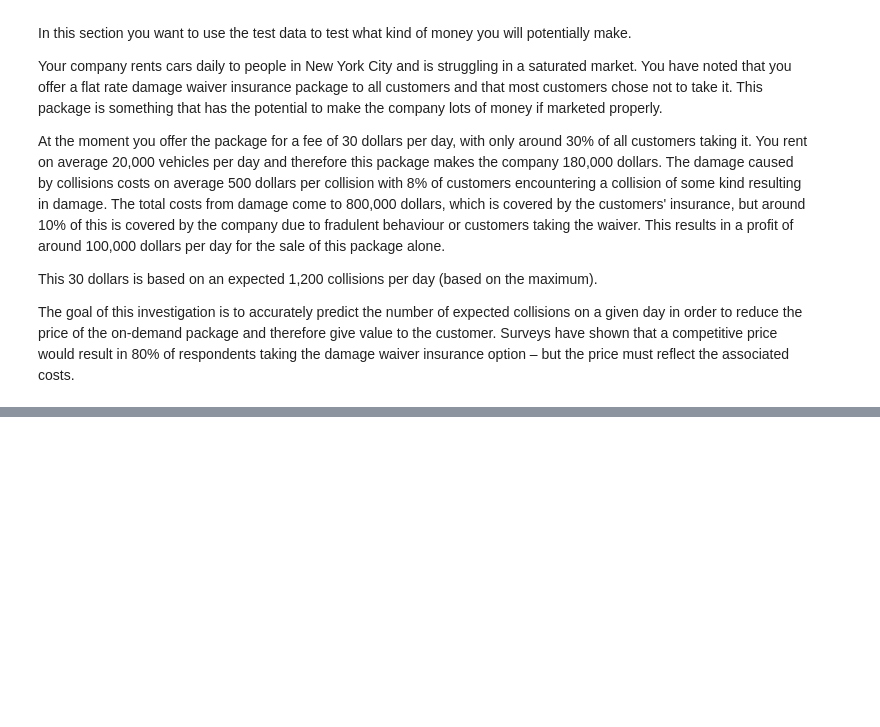
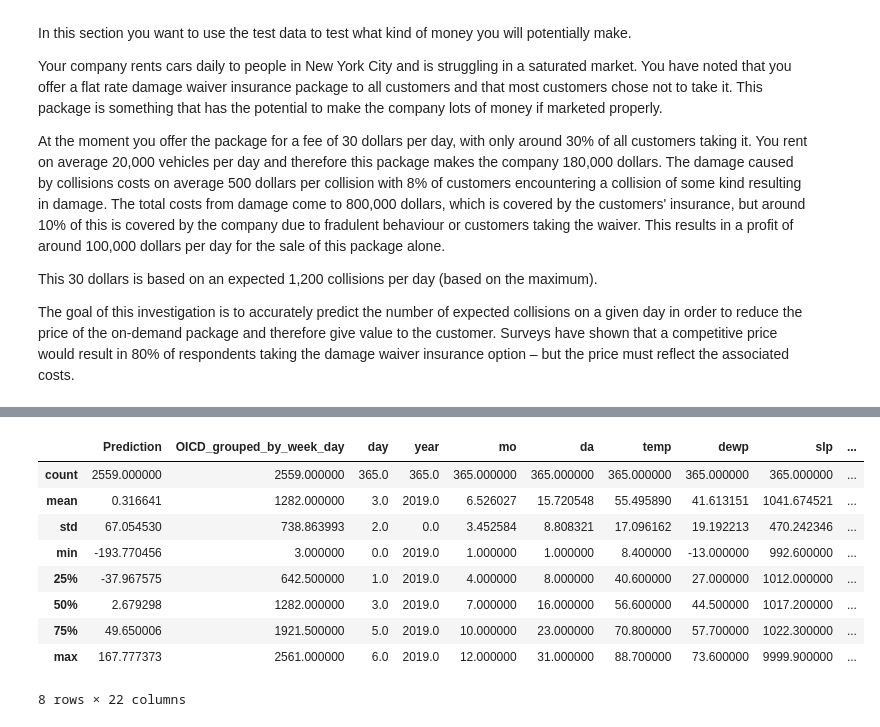
Before and after one commit to buchananwill/JupyterNotebookLBD, a Jupyter notebook: scientificProject/notebooks/Colab_notebook_template.ipynb, the cells around one changed output, grey strips where cells are left out. Drawn from its saved outputs; the diff is of its cells as text; code cells hidden in the pictures; blank space fills up the shorter version.

```diff
--- a/scientificProject/notebooks/Colab_notebook_template.ipynb
+++ b/scientificProject/notebooks/Colab_notebook_template.ipynb
@@ -80,6 +82,8 @@ OICD = 'OICD_grouped_by_week_day'
 OICD_YEAR_DAY = 'OICD_grouped_by_year_day'
 MED_RES = 'median_residual'
 N_COLS = 'NUM_COLLISIONS'
+PERIODIC_RESIDUAL = 'periodic_residual'
+
 
 # I have standardized a year to 366 days, so in order for day_of_year to match for both leap years and non-leap years, March onwards need to be adjusted +1 in the non-leap years.
 def adjust_for_leap_year(year, month, day_of_year):
@@ -1087,0 +1195,15 @@ df_2019_test_data.head()
+# %%
+# Merge the periodic prediction (MLR) with the dataframe for 2019 .
+df_2019_with_periodic_prediction = pd.merge(df_best_threshold[['Prediction', OICD]], df_2019_test_data, on=OICD, how='left')
+# df_2019_with_periodic_prediction.dropna(axis=0, how='any', subset='temp', inplace=True)
+df_2019_with_periodic_prediction[PERIODIC_RESIDUAL] = df_2019_with_periodic_prediction['median_residual'].sub(df_2019_with_periodic_prediction['Prediction'], fill_value=None)
+
+fig_2019_data = go.Figure()
+
+fig_2019_data.add_trace(go.Scatter(x=df_2019_with_periodic_prediction[OICD], y=df_2019_with_periodic_prediction[MED_RES], mode='markers', name='Real Data 2019'))
+fig_2019_data.add_trace(go.Scatter(x=df_2019_with_periodic_prediction[OICD], y=df_2019_with_periodic_prediction['Prediction'], mode='lines', name='MLR Prediction'))
+fig_2019_data.update_layout(title='Real 2019 Data against MLR Prediction')
+
+fig_2019_data.show()
+display(df_2019_with_periodic_prediction.describe())
+# %% [output]
@@ -1087,0 +1211,10 @@ df_2019_test_data.head()
+|  | Prediction | OICD_grouped_by_week_day | day | year | mo | da | temp | dewp | slp | ... |
+| count | 2559.000000 | 2559.000000 | 365.0 | 365.0 | 365.000000 | 365.000000 | 365.000000 | 365.000000 | 365.000000 | ... |
+| mean | 0.316641 | 1282.000000 | 3.0 | 2019.0 | 6.526027 | 15.720548 | 55.495890 | 41.613151 | 1041.674521 | ... |
+| std | 67.054530 | 738.863993 | 2.0 | 0.0 | 3.452584 | 8.808321 | 17.096162 | 19.192213 | 470.242346 | ... |
+| min | -193.770456 | 3.000000 | 0.0 | 2019.0 | 1.000000 | 1.000000 | 8.400000 | -13.000000 | 992.600000 | ... |
+| 25% | -37.967575 | 642.500000 | 1.0 | 2019.0 | 4.000000 | 8.000000 | 40.600000 | 27.000000 | 1012.000000 | ... |
+| 50% | 2.679298 | 1282.000000 | 3.0 | 2019.0 | 7.000000 | 16.000000 | 56.600000 | 44.500000 | 1017.200000 | ... |
+| 75% | 49.650006 | 1921.500000 | 5.0 | 2019.0 | 10.000000 | 23.000000 | 70.800000 | 57.700000 | 1022.300000 | ... |
+| max | 167.777373 | 2561.000000 | 6.0 | 2019.0 | 12.000000 | 31.000000 | 88.700000 | 73.600000 | 9999.900000 | ... |
+8 rows × 22 columns
```
Also changed, not shown: parts of 17 cells of this notebook.
